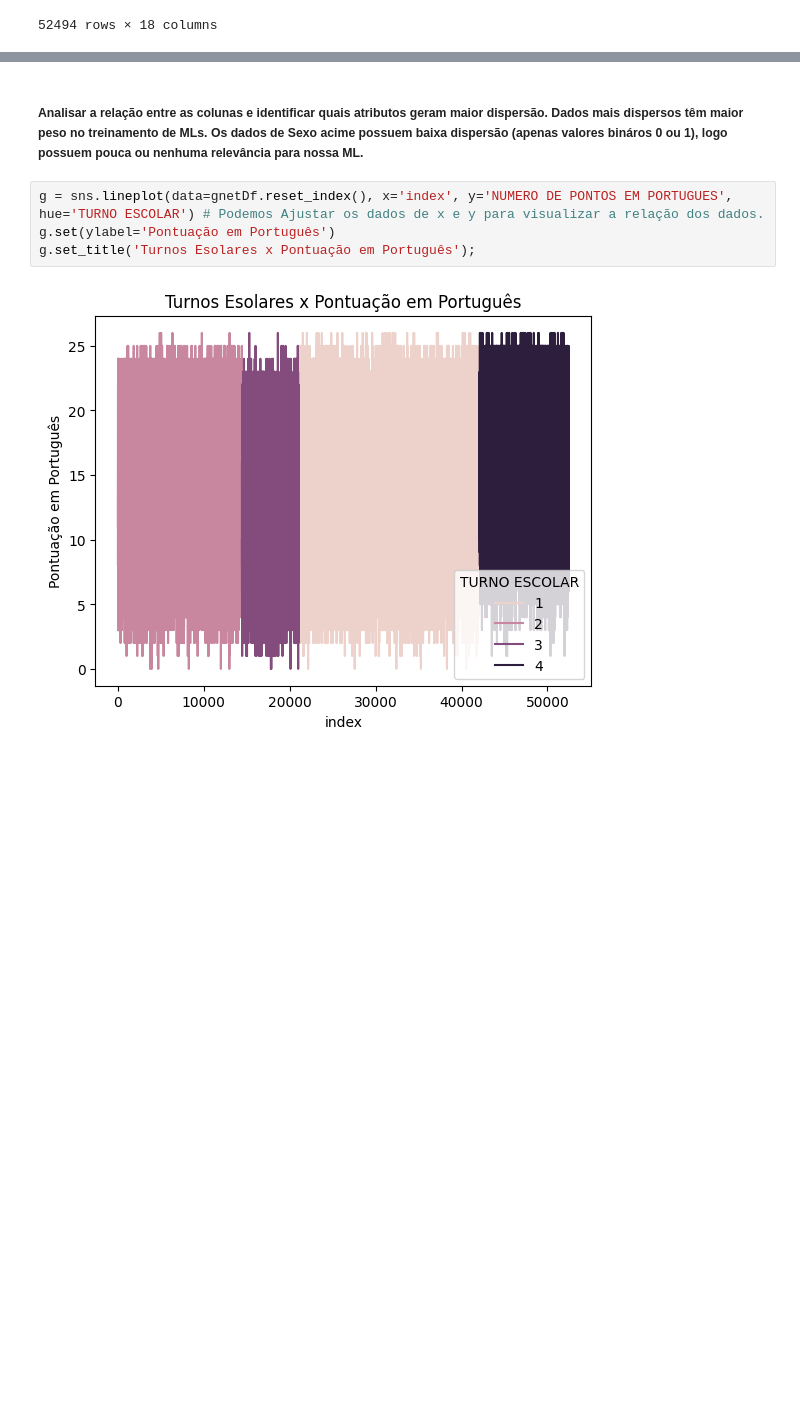
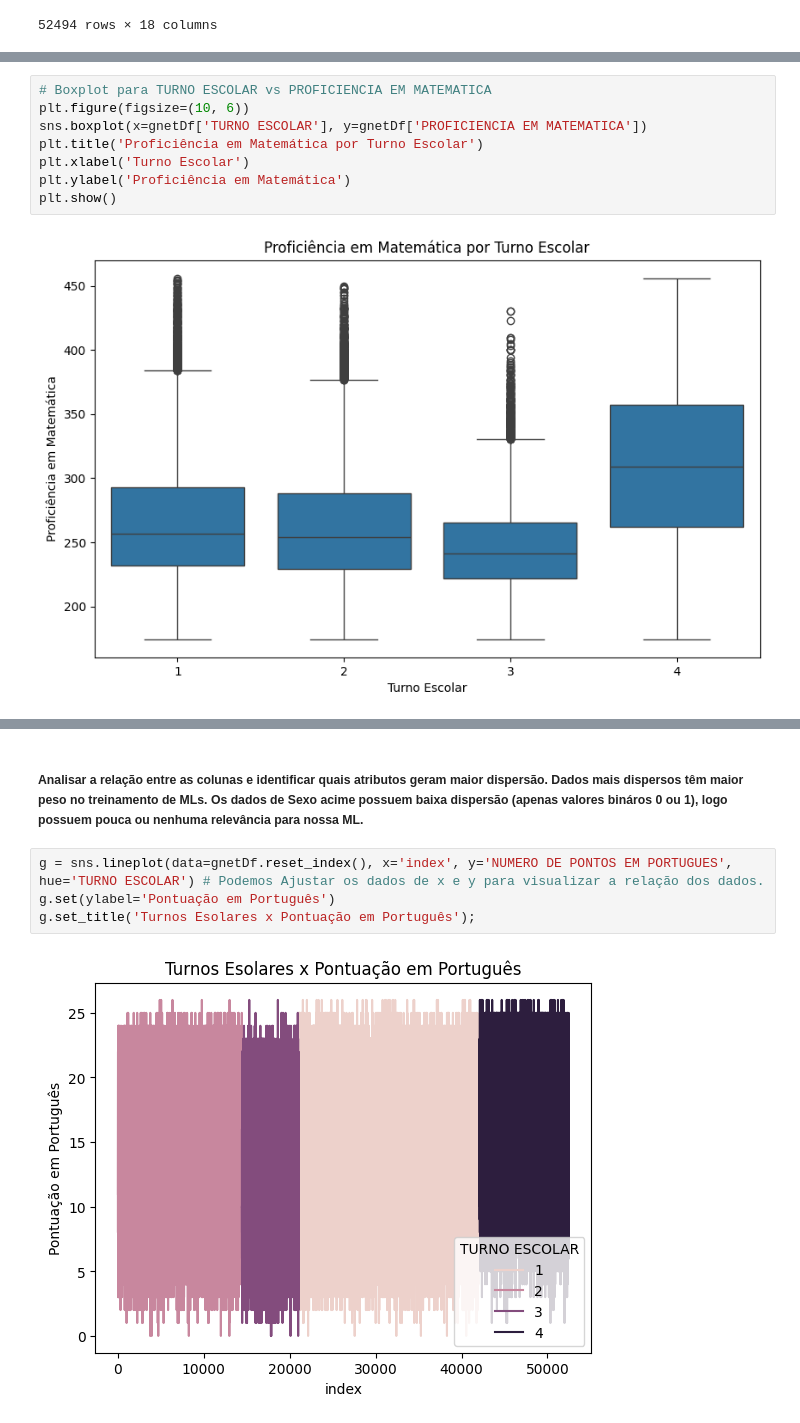
Before and after one commit to Chikrem/datamining_ml_spaece, a Jupyter notebook: SPAECE.ipynb, the cells around one changed output, grey strips where cells are left out. Cells and saved outputs as stored; diff of their text form; blank space fills up the shorter version.

```diff
--- a/SPAECE.ipynb
+++ b/SPAECE.ipynb
@@ -342,0 +405,10 @@ plt.show()
+# %%
+# Boxplot para TURNO ESCOLAR vs PROFICIENCIA EM MATEMATICA
+plt.figure(figsize=(10, 6))
+sns.boxplot(x=gnetDf['TURNO ESCOLAR'], y=gnetDf['PROFICIENCIA EM MATEMATICA'])
+plt.title('Proficiência em Matemática por Turno Escolar')
+plt.xlabel('Turno Escolar')
+plt.ylabel('Proficiência em Matemática')
+plt.show()
+# %% [output]
+[figure, added]
```
Also changed, not shown: parts of 98 cells of this notebook, 10 other files.
